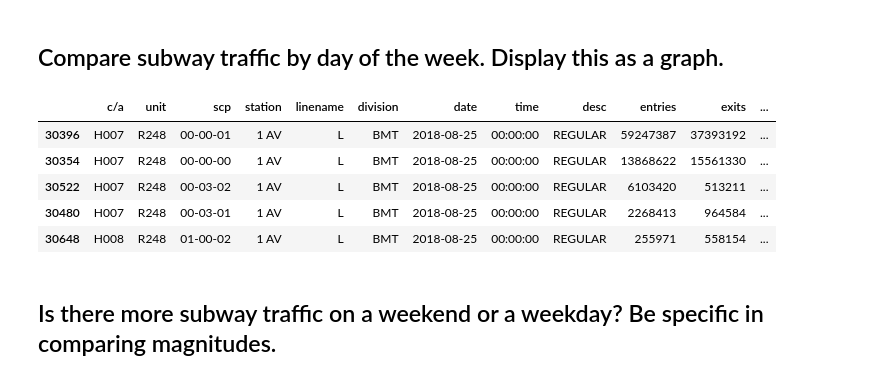
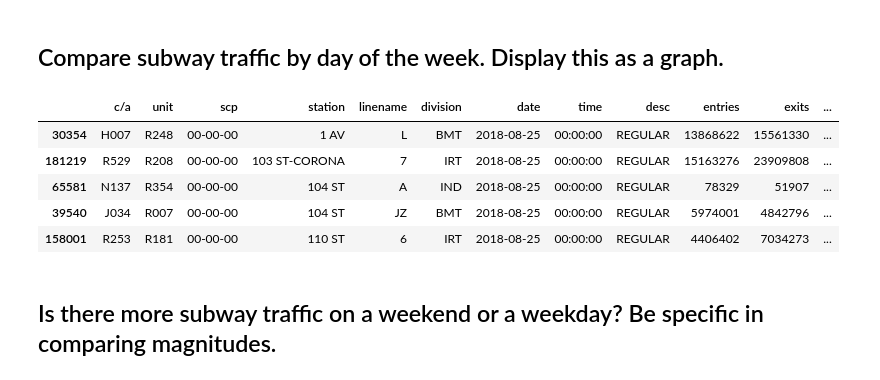
Before and after one commit to kylegwlawrence/dsc-0-03-08-understanding-pandas-series-and-dataframes-lab-online-ds-sp-000, a Jupyter notebook: index.ipynb, the cells around one changed output. Cells and saved outputs as stored; diff of their text form; code cells hidden in the pictures.

```diff
--- a/index.ipynb
+++ b/index.ipynb
@@ -145,22 +145,22 @@ list(df.columns)
 # %%
 #create new column to calculate num entries per day. current entries column is a cumulative amount
 
 #convert date to datetime object
 df.date = pd.to_datetime(df.date, format = '%m/%d/%Y')
 
 #sort by ascending date
-df.sort_values(by = ['station','date', 'time'], ascending = True, inplace = True)
+df.sort_values(by = ['scp','date', 'time'], ascending = True, inplace = True)
 df.head()
 
 #day names
 #df.date.dt.day_name().head()
 # %% [output]
 |  | c/a | unit | scp | station | linename | division | date | time | desc | entries | exits | ... |
-| 30396 | H007 | R248 | 00-00-01 | 1 AV | L | BMT | 2018-08-25 | 00:00:00 | REGULAR | 59247387 | 37393192 | ... |
 | 30354 | H007 | R248 | 00-00-00 | 1 AV | L | BMT | 2018-08-25 | 00:00:00 | REGULAR | 13868622 | 15561330 | ... |
-| 30522 | H007 | R248 | 00-03-02 | 1 AV | L | BMT | 2018-08-25 | 00:00:00 | REGULAR | 6103420 | 513211 | ... |
-| 30480 | H007 | R248 | 00-03-01 | 1 AV | L | BMT | 2018-08-25 | 00:00:00 | REGULAR | 2268413 | 964584 | ... |
-| 30648 | H008 | R248 | 01-00-02 | 1 AV | L | BMT | 2018-08-25 | 00:00:00 | REGULAR | 255971 | 558154 | ... |
+| 181219 | R529 | R208 | 00-00-00 | 103 ST-CORONA | 7 | IRT | 2018-08-25 | 00:00:00 | REGULAR | 15163276 | 23909808 | ... |
+| 65581 | N137 | R354 | 00-00-00 | 104 ST | A | IND | 2018-08-25 | 00:00:00 | REGULAR | 78329 | 51907 | ... |
+| 39540 | J034 | R007 | 00-00-00 | 104 ST | JZ | BMT | 2018-08-25 | 00:00:00 | REGULAR | 5974001 | 4842796 | ... |
+| 158001 | R253 | R181 | 00-00-00 | 110 ST | 6 | IRT | 2018-08-25 | 00:00:00 | REGULAR | 4406402 | 7034273 | ... |
 # %% [markdown]
 ## Is there more subway traffic on a weekend or a weekday?    Be specific in comparing magnitudes.
 # %%
```
